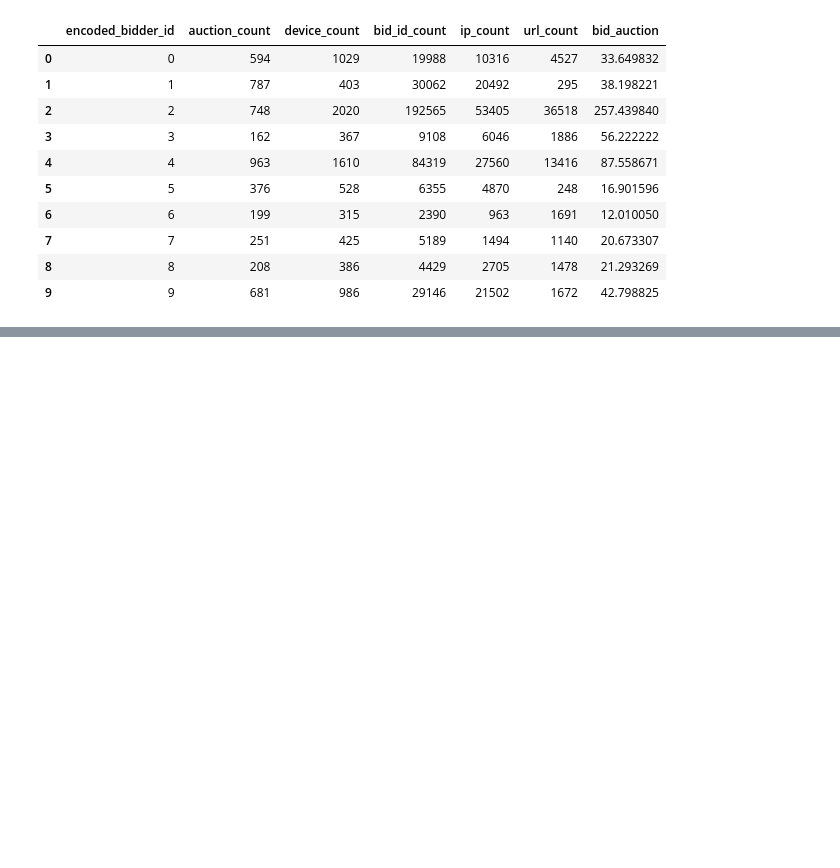
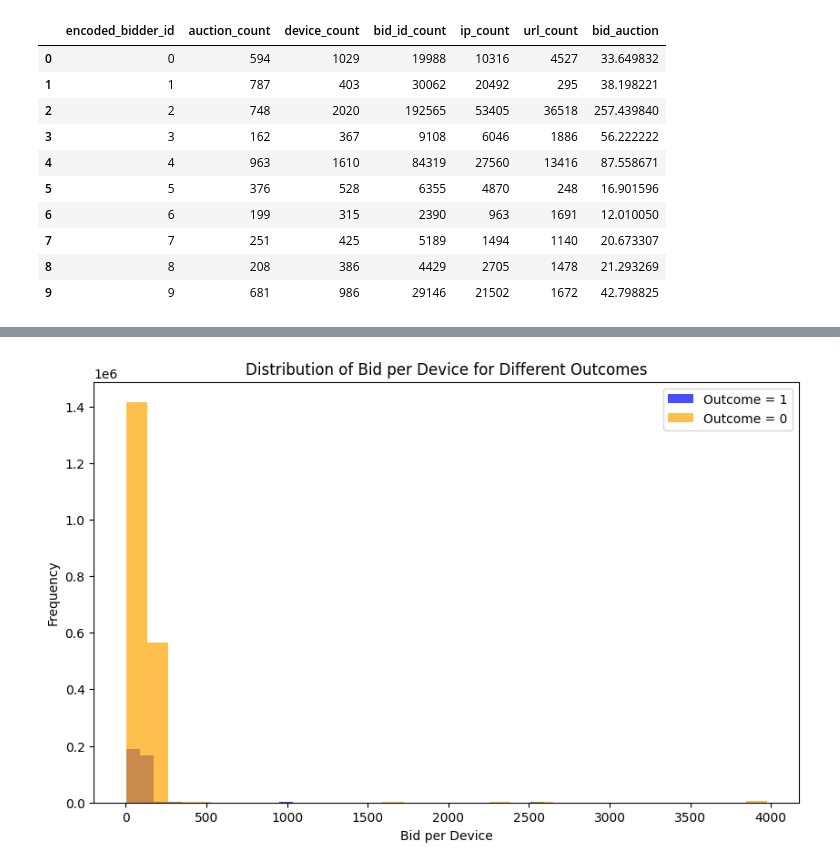
Before and after one commit to trueilorp/Bidder-classification, a Jupyter notebook: RF/note3.ipynb, the cells around one changed output, grey strips where cells are left out. Saved outputs shown, nothing was run; the diff lists cells and outputs as text; code cells hidden in the pictures; blank space fills up the shorter version.

```diff
--- a/RF/note3.ipynb
+++ b/RF/note3.ipynb
@@ -75,0 +81,4 @@ bidders.head(10)
+# %%
+bidders['bid_per_device'] = bidders['bid_id_count'] / bidders['device_count']
+bidders['bid_per_device'] = bidders['bid_per_device'].fillna(0) #handling potential division by zero or missing values
+bidders
@@ -75,0 +99,28 @@ bidders.head(10)
+# %%
+swag = pd.merge(df_train, bidders, on='encoded_bidder_id', how='inner')
+# %%
+import matplotlib.pyplot as plt
+
+
+outcome_1 = swag[swag['outcome'] == 1]['bid_per_device']
+outcome_0 = swag[swag['outcome'] == 0]['bid_per_device']
+
+
+plt.figure(figsize=(10, 6))
+
+
+plt.hist(outcome_1, bins=30, alpha=0.7, label='Outcome = 1', color='blue')
+
+
+plt.hist(outcome_0, bins=30, alpha=0.7, label='Outcome = 0', color='orange')
+
+
+plt.xlabel('Bid per Device')
+plt.ylabel('Frequency')
+plt.title('Distribution of Bid per Device for Different Outcomes')
+plt.legend()
+
+
+plt.show()
+# %% [output]
+[figure, added]
```
Also changed, not shown: parts of 4 cells of this notebook, 1 other file.
